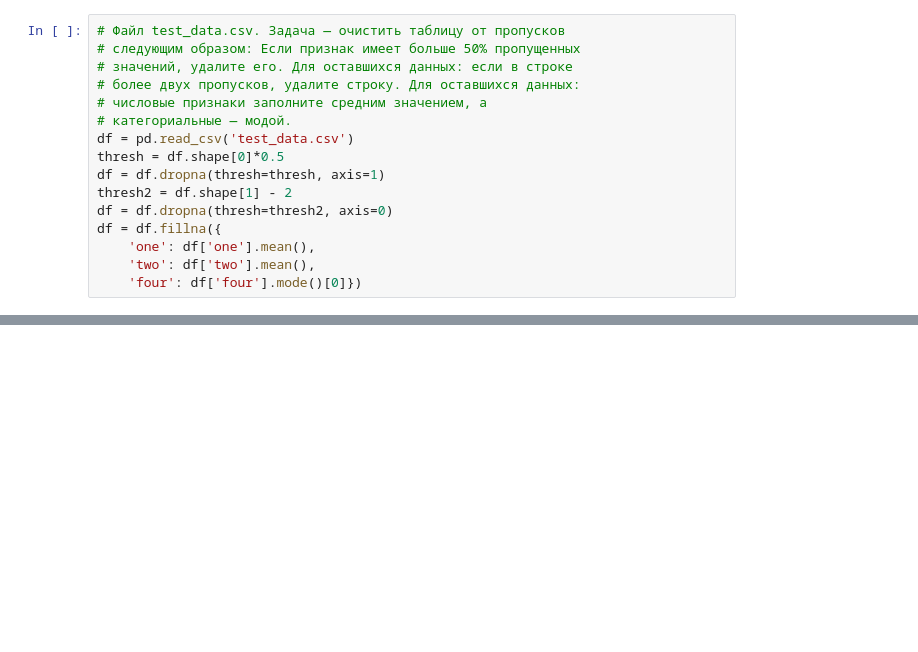
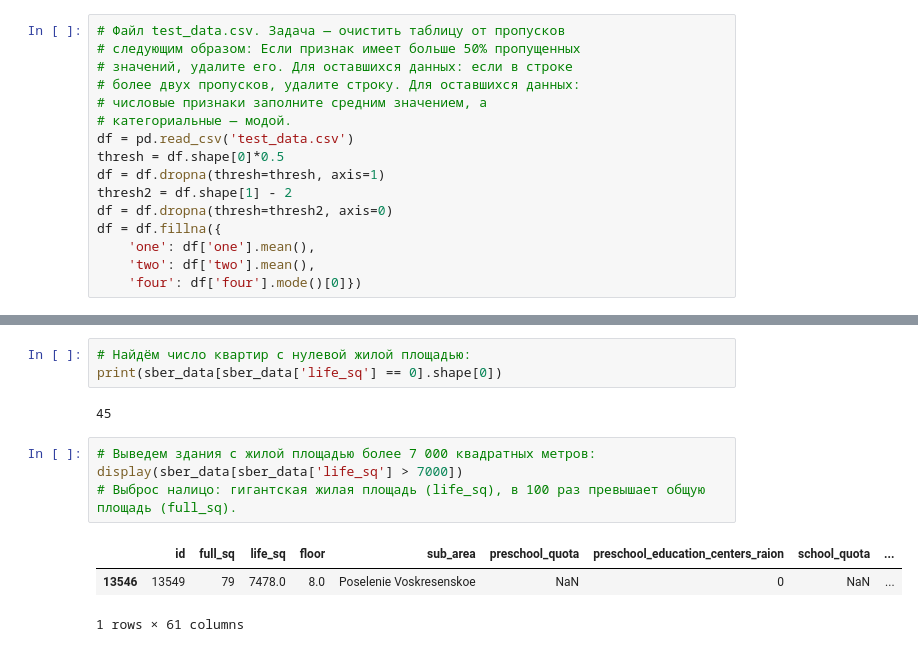
Before and after one commit to xsomxsomx/DST-1024, a Jupyter notebook: Skillfactory/PYTHON-14. Очистка данных/Theory.ipynb, the cells around one changed output, grey strips where cells are left out. Drawn from its saved outputs; the diff is of its cells as text; blank space fills up the shorter version.

```diff
--- a/Skillfactory/PYTHON-14. Очистка данных/Theory.ipynb
+++ b/Skillfactory/PYTHON-14. Очистка данных/Theory.ipynb
@@ -423,0 +445,13 @@ df = df.fillna({
+# %%
+# Найдём число квартир с нулевой жилой площадью:
+print(sber_data[sber_data['life_sq'] == 0].shape[0])
+# %% [output]
+45
+# %%
+# Выведем здания с жилой площадью более 7 000 квадратных метров:
+display(sber_data[sber_data['life_sq'] > 7000])
+# Выброс налицо: гигантская жилая площадь (life_sq), в 100 раз превышает общую площадь (full_sq).
+# %% [output]
+|  | id | full_sq | life_sq | floor | sub_area | preschool_quota | preschool_education_centers_raion | school_quota | ... |
+| 13546 | 13549 | 79 | 7478.0 | 8.0 | Poselenie Voskresenskoe | NaN | 0 | NaN | ... |
+1 rows × 61 columns
```
Also changed, not shown: parts of 13 cells of this notebook.
